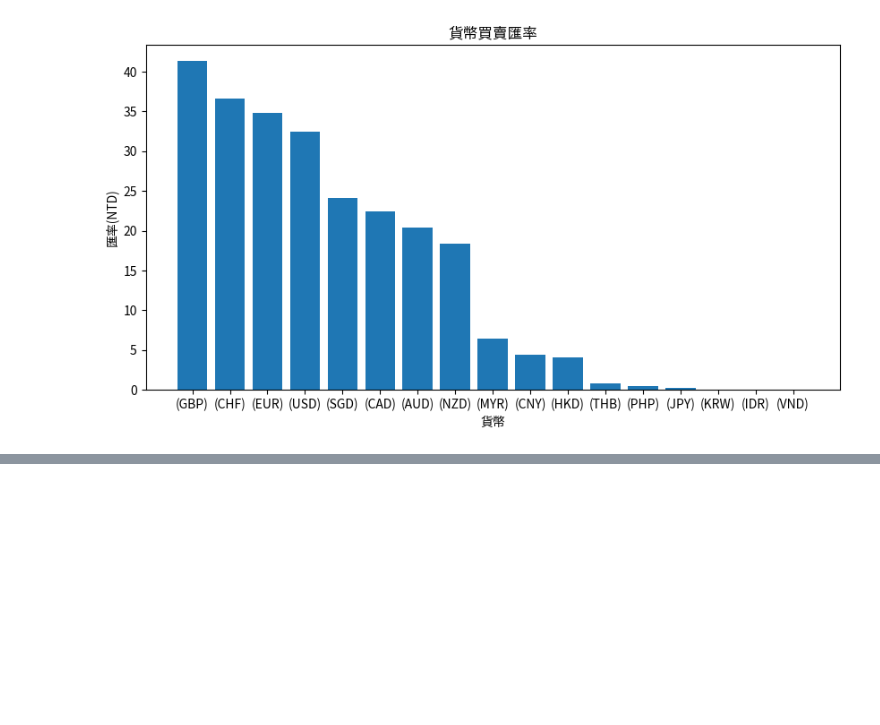
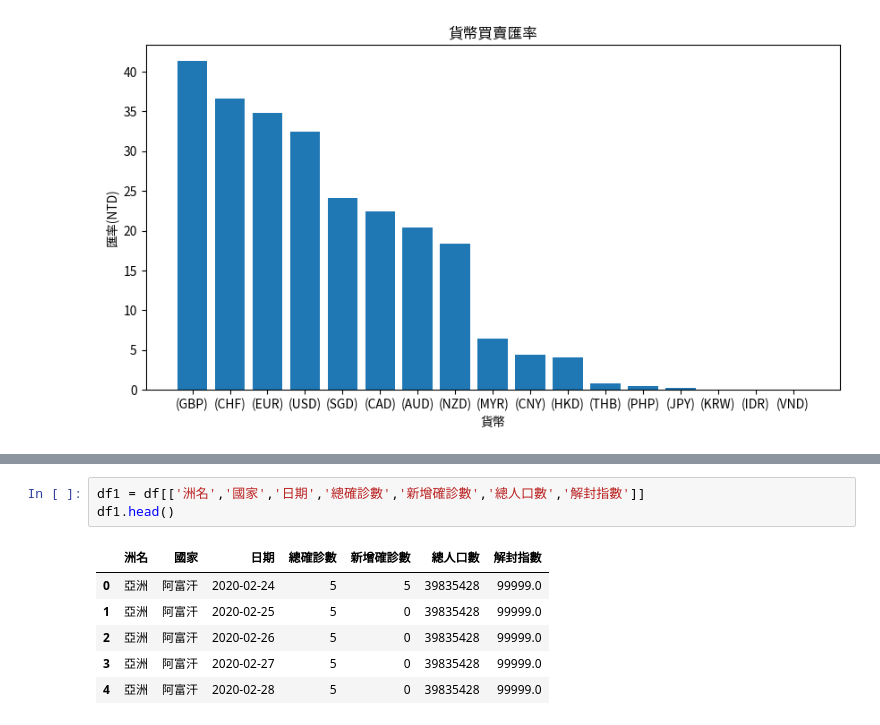
Before and after one commit to Jc-cho86/python_analysis, a Jupyter notebook: leson0308.ipynb, the cells around one changed output, grey strips where cells are left out. Drawn from its saved outputs; the diff is of its cells as text; blank space fills up the shorter version.

```diff
--- a/leson0308.ipynb
+++ b/leson0308.ipynb
@@ -217,0 +254,10 @@ FileNotFoundError: [Errno 2] No such file or directory: 'world.csv'
+# %%
+df1 = df[['洲名','國家','日期','總確診數','新增確診數','總人口數','解封指數']]
+df1.head()
+# %% [output]
+|  | 洲名 | 國家 | 日期 | 總確診數 | 新增確診數 | 總人口數 | 解封指數 |
+| 0 | 亞洲 | 阿富汗 | 2020-02-24 | 5 | 5 | 39835428 | 99999.0 |
+| 1 | 亞洲 | 阿富汗 | 2020-02-25 | 5 | 0 | 39835428 | 99999.0 |
+| 2 | 亞洲 | 阿富汗 | 2020-02-26 | 5 | 0 | 39835428 | 99999.0 |
+| 3 | 亞洲 | 阿富汗 | 2020-02-27 | 5 | 0 | 39835428 | 99999.0 |
+| 4 | 亞洲 | 阿富汗 | 2020-02-28 | 5 | 0 | 39835428 | 99999.0 |
```
Also changed, not shown: parts of 11 cells of this notebook, 1 other file.
